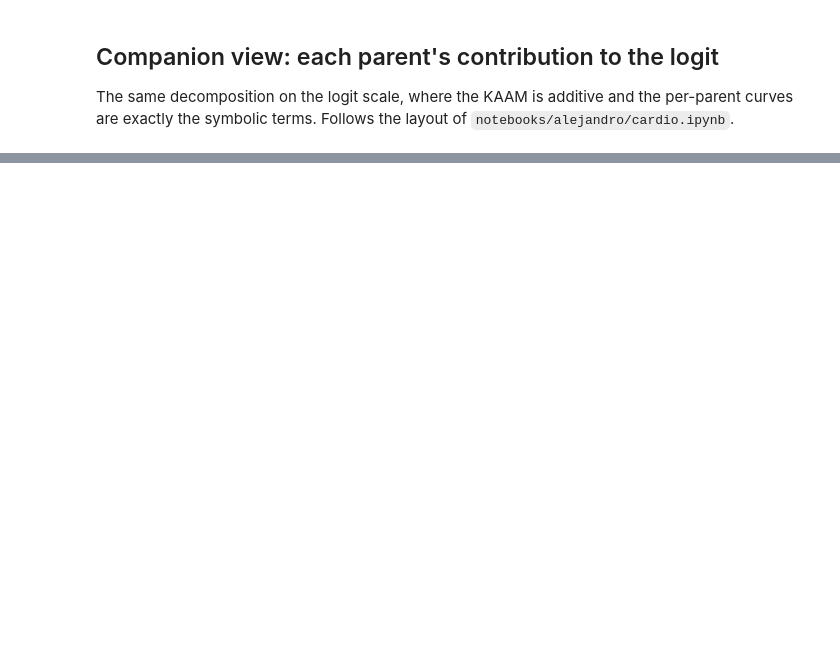
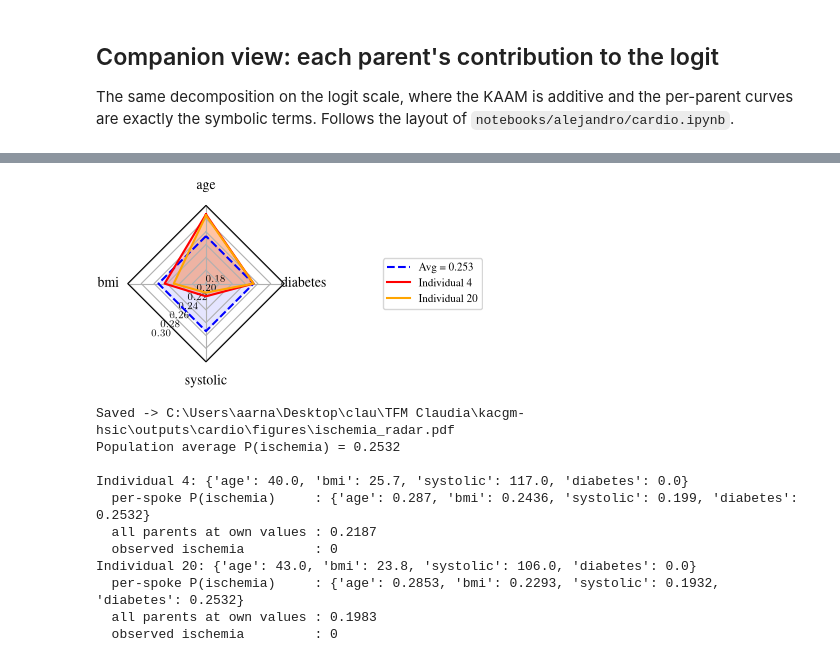
Before and after one commit to Claudia-Rodriguez2002/kacgm_hsic, a Jupyter notebook: notebooks/Experimento4 cardio/cardio_hsic_results.ipynb, the cells around one changed output, grey strips where cells are left out. Saved outputs shown, nothing was run; the diff lists cells and outputs as text; code cells hidden in the pictures; blank space fills up the shorter version.

```diff
--- a/notebooks/Experimento4 cardio/cardio_hsic_results.ipynb
+++ b/notebooks/Experimento4 cardio/cardio_hsic_results.ipynb
@@ -201,0 +250,65 @@ print(f'observed P(ischemia) in the evaluation set: {factual_eval_d[TARGET].mean
+# %%
+PATIENT_SEED = 2026
+rng = np.random.default_rng(PATIENT_SEED)
+patient_ids = rng.choice(len(factual_eval_d), size=2, replace=False)
+
+n_feats = len(x_cols)
+theta = radar_factory(n_feats, frame='polygon')
+colors = ['r', 'orange']
+
+avg_ring = sigmoid(baseline) * np.ones(n_feats)
+# Row j of this matrix is "everyone at the mean"; overwriting its diagonal entry swaps in
+# the individual's own contribution for parent j only.
+avg_matrix = np.repeat(mean_delta.to_numpy()[None, :], n_feats, axis=0)
+
+curves = {}
+for patient_id in patient_ids:
+    matrix = avg_matrix.copy()
+    np.fill_diagonal(matrix, delta_terms.iloc[patient_id].to_numpy())
+    curves[patient_id] = sigmoid(matrix.sum(axis=1) + const)
+
+all_values = np.concatenate([avg_ring, *curves.values()])
+pad = 0.15 * (all_values.max() - all_values.min() + 1e-9)
+
+with plt.rc_context({**bundles.iclr2024()}):
+    fig, ax = plt.subplots(subplot_kw=dict(projection='radar'), figsize=(5, 3))
+
+    ax.plot(theta, avg_ring, label=f'Avg = {sigmoid(baseline):.3f}', color='b', linestyle='--')
+    ax.fill(theta, avg_ring, alpha=0.1, color='b')
+
+    for j, patient_id in enumerate(patient_ids):
+        ax.plot(theta, curves[patient_id], label=f'Individual {patient_id}', color=colors[j])
+        ax.fill(theta, curves[patient_id], alpha=0.2, color=colors[j])
+
+    ax.set_ylim(all_values.min() - pad, all_values.max() + pad)
+    ax.set_rlabel_position(135)
+    ax.tick_params(axis='y', labelsize=7)
+    ax.set_varlabels(x_cols, fontsize=10)
+    ax.legend(loc='center right', bbox_to_anchor=(2.3, 0.5), ncol=1, fontsize=8)
+    plt.tight_layout(rect=[0, 0, 0.8, 1])
+    plt.savefig(paths.figures / 'ischemia_radar.pdf', bbox_inches='tight')
+    plt.show()
+
+print(f"Saved -> {paths.figures / 'ischemia_radar.pdf'}")
+print(f'Population average P(ischemia) = {sigmoid(baseline):.4f}\n')
+for patient_id in patient_ids:
+    raw = {c: round(float(denorm(c, factual_eval_d[c].iloc[patient_id])), 2) for c in x_cols}
+    spokes = {c: round(float(v), 4) for c, v in zip(x_cols, curves[patient_id])}
+    full = sigmoid(delta_terms.iloc[patient_id].sum() + const)
+    print(f'Individual {patient_id}: {raw}')
+    print(f'  per-spoke P(ischemia)     : {spokes}')
+    print(f'  all parents at own values : {full:.4f}')
+    print(f'  observed {TARGET}         : {int(factual_eval_d[TARGET].iloc[patient_id])}')
+# %% [output]
+[figure, added]
+Saved -> C:\Users\aarna\Desktop\clau\TFM Claudia\kacgm-hsic\outputs\cardio\figures\ischemia_radar.pdf
+Population average P(ischemia) = 0.2532
+
+Individual 4: {'age': 40.0, 'bmi': 25.7, 'systolic': 117.0, 'diabetes': 0.0}
+  per-spoke P(ischemia)     : {'age': 0.287, 'bmi': 0.2436, 'systolic': 0.199, 'diabetes': 0.2532}
+  all parents at own values : 0.2187
+  observed ischemia         : 0
+Individual 20: {'age': 43.0, 'bmi': 23.8, 'systolic': 106.0, 'diabetes': 0.0}
+  per-spoke P(ischemia)     : {'age': 0.2853, 'bmi': 0.2293, 'systolic': 0.1932, 'diabetes': 0.2532}
+  all parents at own values : 0.1983
+  observed ischemia         : 0
```
Also changed, not shown: parts of 5 cells of this notebook, 2 other files.
